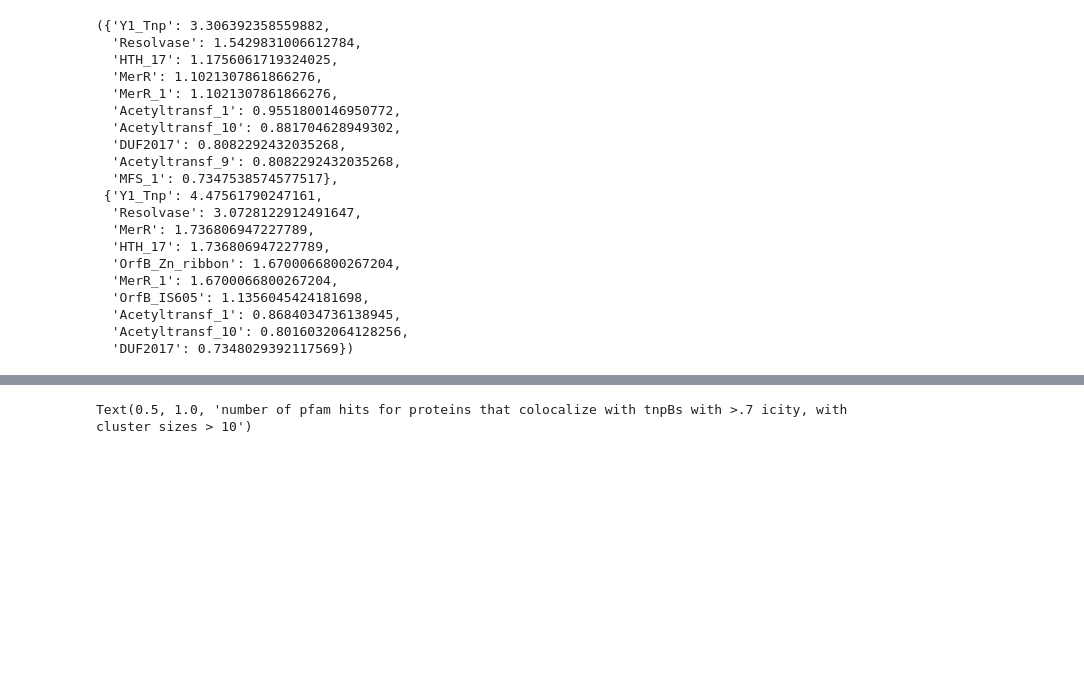
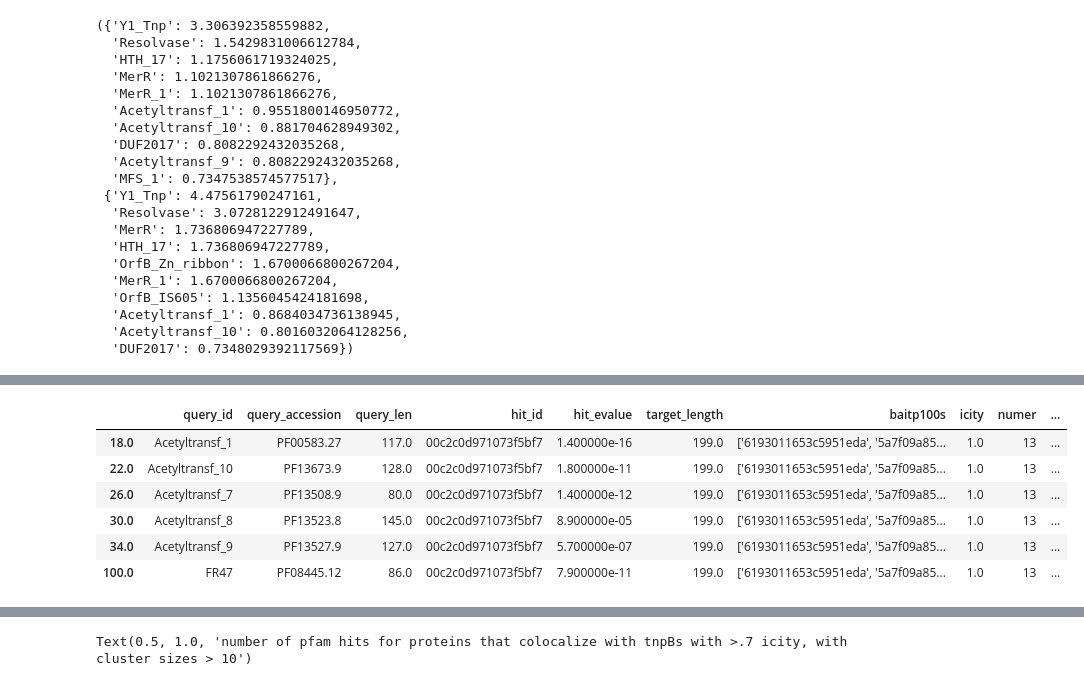
Before and after one commit to pdhsulab/GeneGraphDB, a Jupyter notebook: explore_tnpB_neighb.ipynb, the cells around one changed output, grey strips where cells are left out. Drawn from its saved outputs; the diff is of its cells as text; code cells hidden in the pictures; blank space fills up the shorter version.

```diff
--- a/explore_tnpB_neighb.ipynb
+++ b/explore_tnpB_neighb.ipynb
@@ -271,0 +267,10 @@ dict_topn_pfam(df_pfam_10_clean, 10), dict_topn_pfam(df_pfam_10, 10)
+# %%
+tnpB_df_10_out[tnpB_df_10_out["hit_id"] == '00c2c0d971073f5bf7']
+# %% [output]
+|  | query_id | query_accession | query_len | hit_id | hit_evalue | target_length | baitp100s | icity | numer | ... |
+| 18.0 | Acetyltransf_1 | PF00583.27 | 117.0 | 00c2c0d971073f5bf7 | 1.400000e-16 | 199.0 | ['6193011653c5951eda', '5a7f09a85... | 1.0 | 13 | ... |
+| 22.0 | Acetyltransf_10 | PF13673.9 | 128.0 | 00c2c0d971073f5bf7 | 1.800000e-11 | 199.0 | ['6193011653c5951eda', '5a7f09a85... | 1.0 | 13 | ... |
+| 26.0 | Acetyltransf_7 | PF13508.9 | 80.0 | 00c2c0d971073f5bf7 | 1.400000e-12 | 199.0 | ['6193011653c5951eda', '5a7f09a85... | 1.0 | 13 | ... |
+| 30.0 | Acetyltransf_8 | PF13523.8 | 145.0 | 00c2c0d971073f5bf7 | 8.900000e-05 | 199.0 | ['6193011653c5951eda', '5a7f09a85... | 1.0 | 13 | ... |
+| 34.0 | Acetyltransf_9 | PF13527.9 | 127.0 | 00c2c0d971073f5bf7 | 5.700000e-07 | 199.0 | ['6193011653c5951eda', '5a7f09a85... | 1.0 | 13 | ... |
+| 100.0 | FR47 | PF08445.12 | 86.0 | 00c2c0d971073f5bf7 | 7.900000e-11 | 199.0 | ['6193011653c5951eda', '5a7f09a85... | 1.0 | 13 | ... |
```
Also changed, not shown: parts of 9 cells of this notebook, 3 other files.
